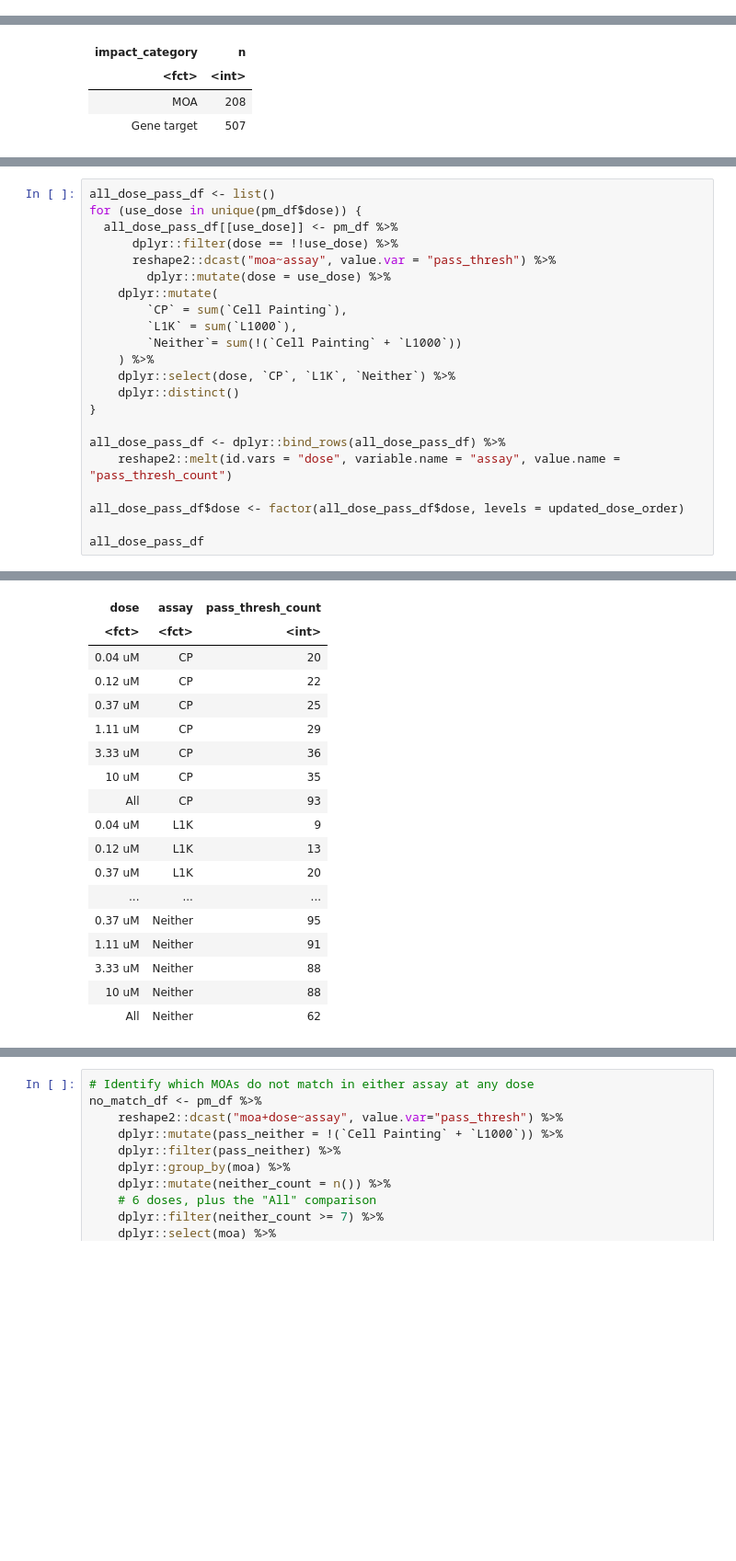
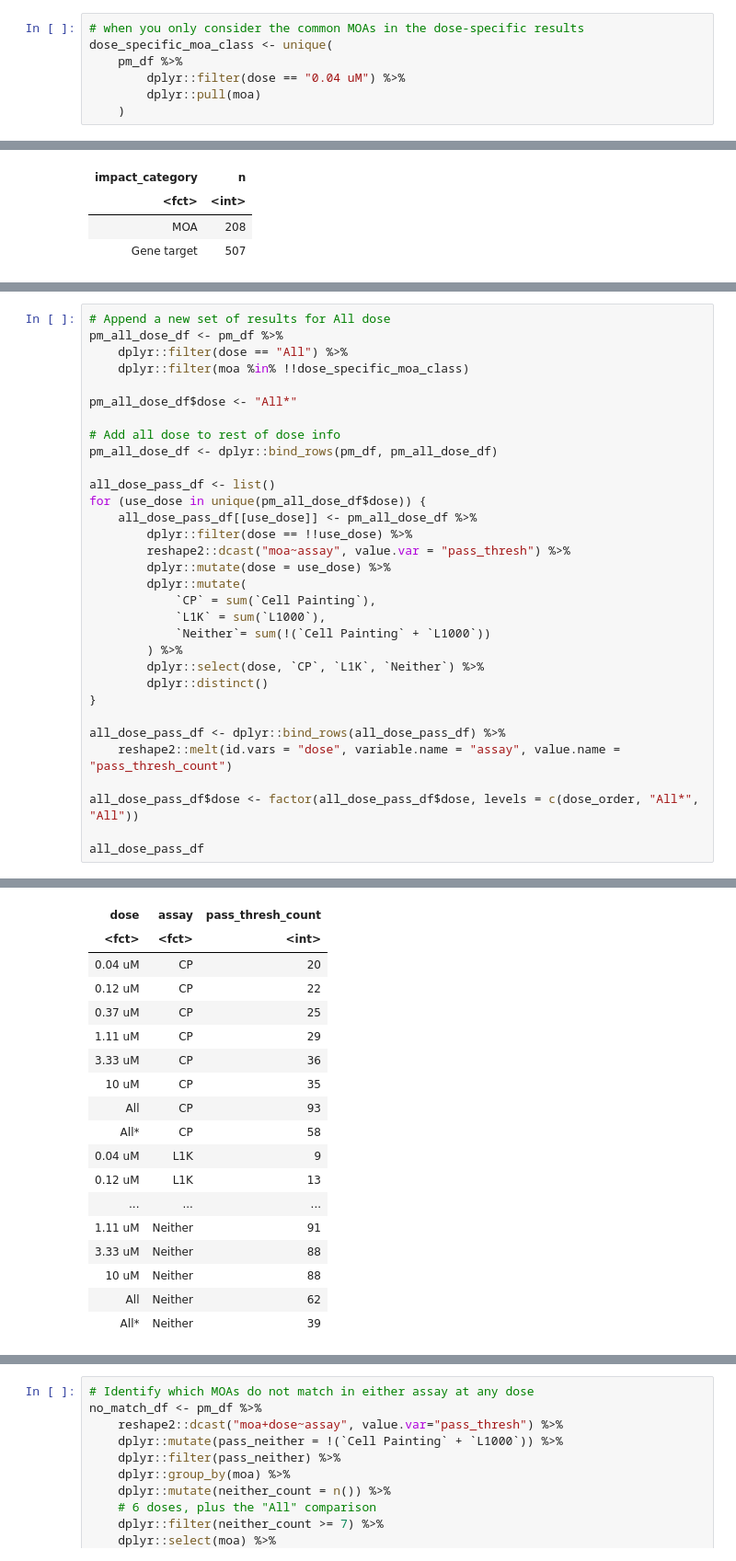
Before and after one commit to broadinstitute/lincs-profiling-complementarity, a Jupyter notebook: 6.paper_figures/supfig17_moawordhits.ipynb, the cells around one changed output, grey strips where cells are left out. Shown at 92% size. Drawn from its saved outputs; the diff is of its cells as text; blank space fills up the shorter version.

```diff
--- a/6.paper_figures/supfig17_moawordhits.ipynb
+++ b/6.paper_figures/supfig17_moawordhits.ipynb
@@ -80,6 +80,13 @@ A tibble: 6 × 8
 | adenosine receptor agonist | 3 | 0.04 uM | 0.009583710 | Cell Painting | 0.442 | FALSE | 0.3545777 |
 | adenosine receptor antagonist | 4 | 0.04 uM | 0.001703919 | Cell Painting | 0.612 | FALSE | 0.2132486 |
 | adrenergic receptor agonist | 20 | 0.04 uM | 0.005015938 | Cell Painting | 0.683 | FALSE | 0.1655793 |
+# %%
+# when you only consider the common MOAs in the dose-specific results
+dose_specific_moa_class <- unique(
+    pm_df %>%
+        dplyr::filter(dose == "0.04 uM") %>%
+        dplyr::pull(moa)
+    )
 # %%
 moa_count_filter <- 2
 
@@ -372,23 +395,33 @@ precision_match_gg
 # %%
+# Append a new set of results for All dose
+pm_all_dose_df <- pm_df %>%
+    dplyr::filter(dose == "All") %>%
+    dplyr::filter(moa %in% !!dose_specific_moa_class)
+
+pm_all_dose_df$dose <- "All*"
+
+# Add all dose to rest of dose info
+pm_all_dose_df <- dplyr::bind_rows(pm_df, pm_all_dose_df)
+
 all_dose_pass_df <- list()
-for (use_dose in unique(pm_df$dose)) {
-  all_dose_pass_df[[use_dose]] <- pm_df %>%
-      dplyr::filter(dose == !!use_dose) %>%
-      reshape2::dcast("moa~assay", value.var = "pass_thresh") %>%
+for (use_dose in unique(pm_all_dose_df$dose)) {
+    all_dose_pass_df[[use_dose]] <- pm_all_dose_df %>%
+        dplyr::filter(dose == !!use_dose) %>%
+        reshape2::dcast("moa~assay", value.var = "pass_thresh") %>%
         dplyr::mutate(dose = use_dose) %>%
-    dplyr::mutate(
-        `CP` = sum(`Cell Painting`),
-        `L1K` = sum(`L1000`),
-        `Neither`= sum(!(`Cell Painting` + `L1000`))
-    ) %>%
-    dplyr::select(dose, `CP`, `L1K`, `Neither`) %>%
-    dplyr::distinct()
+        dplyr::mutate(
+            `CP` = sum(`Cell Painting`),
+            `L1K` = sum(`L1000`),
+            `Neither`= sum(!(`Cell Painting` + `L1000`))
+        ) %>%
+        dplyr::select(dose, `CP`, `L1K`, `Neither`) %>%
+        dplyr::distinct()
 }
 
 all_dose_pass_df <- dplyr::bind_rows(all_dose_pass_df) %>%
     reshape2::melt(id.vars = "dose", variable.name = "assay", value.name = "pass_thresh_count")
 
-all_dose_pass_df$dose <- factor(all_dose_pass_df$dose, levels = updated_dose_order)
+all_dose_pass_df$dose <- factor(all_dose_pass_df$dose, levels = c(dose_order, "All*", "All"))
 
 all_dose_pass_df
 # %% [output]
@@ -396,21 +433,21 @@ A data.frame: 21 × 3
 | dose | assay | pass_thresh_count |
 | <fct> | <fct> | <int> |
 | 0.04 uM | CP | 20 |
 | 0.12 uM | CP | 22 |
 | 0.37 uM | CP | 25 |
 | 1.11 uM | CP | 29 |
 | 3.33 uM | CP | 36 |
 | 10 uM | CP | 35 |
 | All | CP | 93 |
+| All* | CP | 58 |
 | 0.04 uM | L1K | 9 |
 | 0.12 uM | L1K | 13 |
-| 0.37 uM | L1K | 20 |
 | ... | ... | ... |
-| 0.37 uM | Neither | 95 |
 | 1.11 uM | Neither | 91 |
 | 3.33 uM | Neither | 88 |
 | 10 uM | Neither | 88 |
 | All | Neither | 62 |
+| All* | Neither | 39 |
 # %%
 no_match_bar_gg <- (
     ggplot(all_dose_pass_df, aes(x = assay, y = pass_thresh_count))
```
Also changed, not shown: parts of 7 cells of this notebook, 3 other files.
